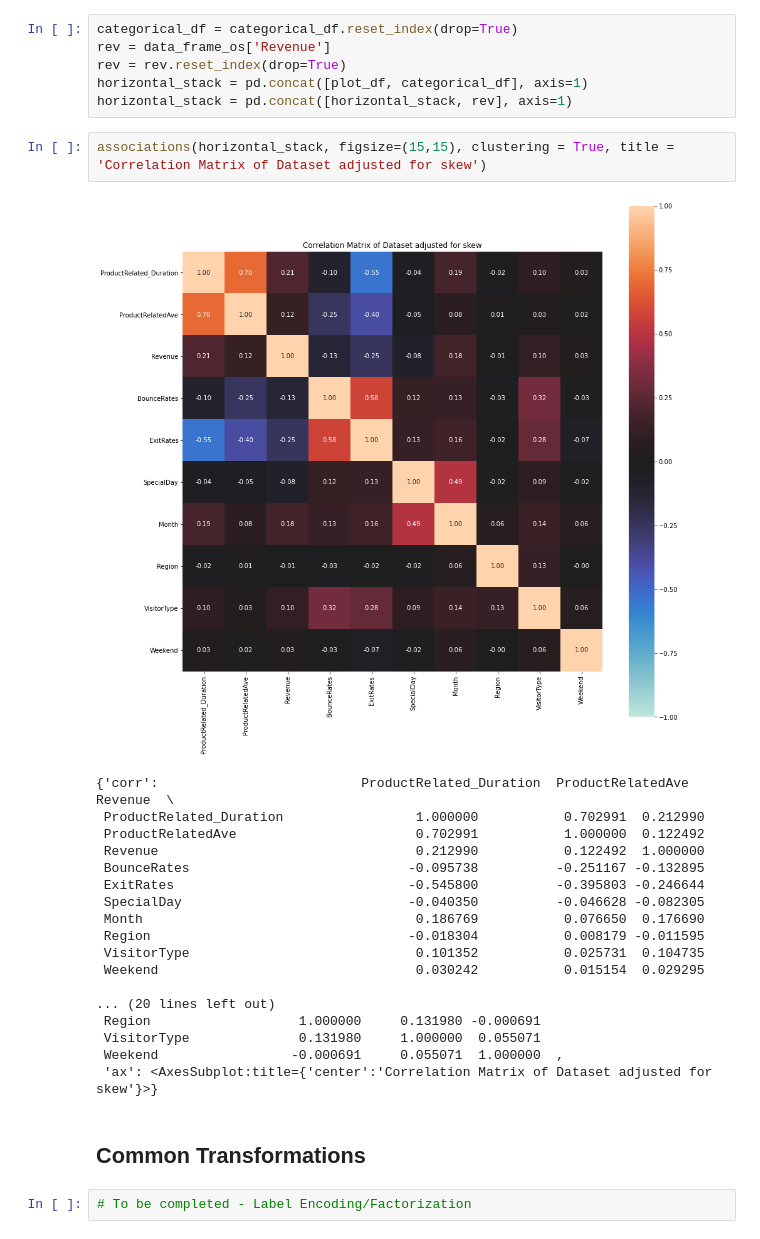
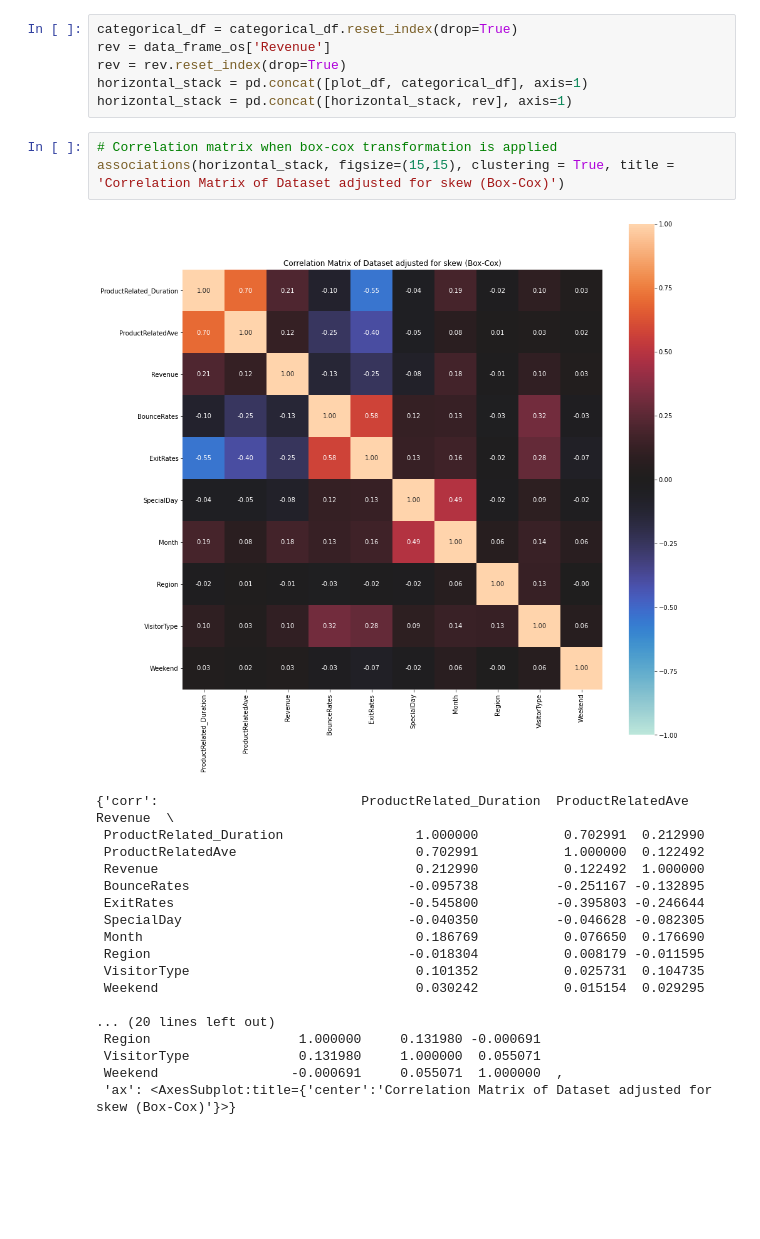
Before and after one commit to umitozmen/MachineLearning-CEGE04-Erebus, a Jupyter notebook: Introduction, Problem & Learning Task, Exploration of Dataset.ipynb, the cells around one changed output. Drawn from its saved outputs; the diff is of its cells as text; blank space fills up the shorter version.

```diff
--- a/Introduction, Problem & Learning Task, Exploration of Dataset.ipynb
+++ b/Introduction, Problem & Learning Task, Exploration of Dataset.ipynb
@@ -291,9 +304,10 @@ rev = rev.reset_index(drop=True)
 horizontal_stack = pd.concat([plot_df, categorical_df], axis=1)
 horizontal_stack = pd.concat([horizontal_stack, rev], axis=1)
 # %%
-associations(horizontal_stack, figsize=(15,15), clustering = True, title = 'Correlation Matrix of Dataset adjusted for skew')
+# Correlation matrix when box-cox transformation is applied
+associations(horizontal_stack, figsize=(15,15), clustering = True, title = 'Correlation Matrix of Dataset adjusted for skew (Box-Cox)')
 # %% [output]
-[figure, old version]
+[figure, new version]
 {'corr':                          ProductRelated_Duration  ProductRelatedAve   Revenue  \
  ProductRelated_Duration                 1.000000           0.702991  0.212990
  ProductRelatedAve                       0.702991           1.000000  0.122492
@@ -310,8 +324,4 @@ associations(horizontal_stack, figsize=(15,15), clustering = True, title = 'Corr
  Region                   1.000000     0.131980 -0.000691
  VisitorType              0.131980     1.000000  0.055071
  Weekend                 -0.000691     0.055071  1.000000  ,
- 'ax': <AxesSubplot:title={'center':'Correlation Matrix of Dataset adjusted for skew'}>}
+ 'ax': <AxesSubplot:title={'center':'Correlation Matrix of Dataset adjusted for skew (Box-Cox)'}>}
-# %% [markdown]
-## Common Transformations
-# %%
-# To be completed - Label Encoding/Factorization
```
Also changed, not shown: parts of 6 cells of this notebook, 1 other file.
